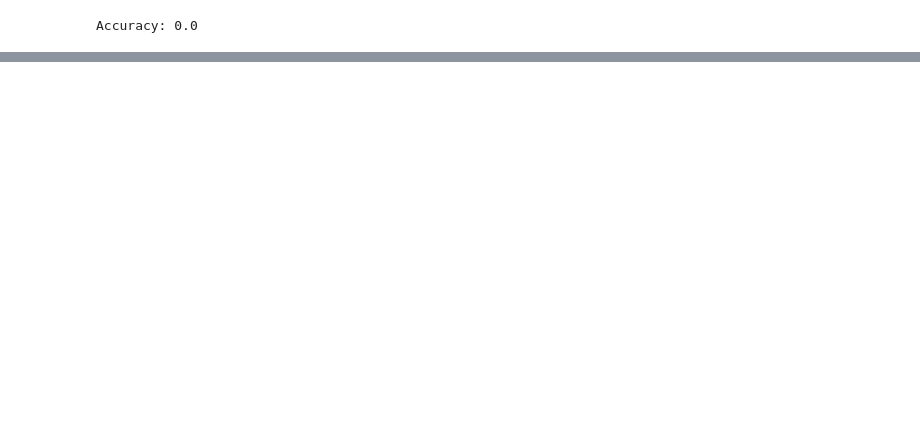
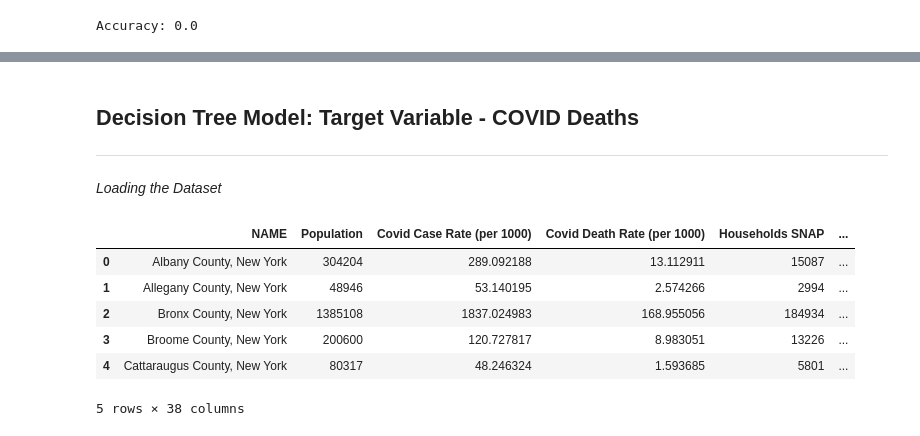
Before and after one commit to monikasivilli/Capstone-Project, a Jupyter notebook: DecisionTree.ipynb, the cells around one changed output, grey strips where cells are left out. Cells and saved outputs as stored; diff of their text form; code cells hidden in the pictures; blank space fills up the shorter version.

```diff
--- a/DecisionTree.ipynb
+++ b/DecisionTree.ipynb
@@ -218,0 +227,5 @@ print(metrics.confusion_matrix(y_test, y_pred))
+# %% [markdown]
+<a id = "40"> <h2> Decision Tree Model: Target Variable - COVID Deaths </h2> </a>
+___
+# %% [markdown]
+_Loading the Dataset_
@@ -218,0 +235,10 @@ print(metrics.confusion_matrix(y_test, y_pred))
+# %%
+df_tristate_deaths.head()
+# %% [output]
+|  | NAME | Population | Covid Case Rate (per 1000) | Covid Death Rate (per 1000) | Households SNAP | ... |
+| 0 | Albany County, New York | 304204 | 289.092188 | 13.112911 | 15087 | ... |
+| 1 | Allegany County, New York | 48946 | 53.140195 | 2.574266 | 2994 | ... |
+| 2 | Bronx County, New York | 1385108 | 1837.024983 | 168.955056 | 184934 | ... |
+| 3 | Broome County, New York | 200600 | 120.727817 | 8.983051 | 13226 | ... |
+| 4 | Cattaraugus County, New York | 80317 | 48.246324 | 1.593685 | 5801 | ... |
+5 rows × 38 columns
```
Also changed, not shown: parts of 22 cells of this notebook, 3 other files.
